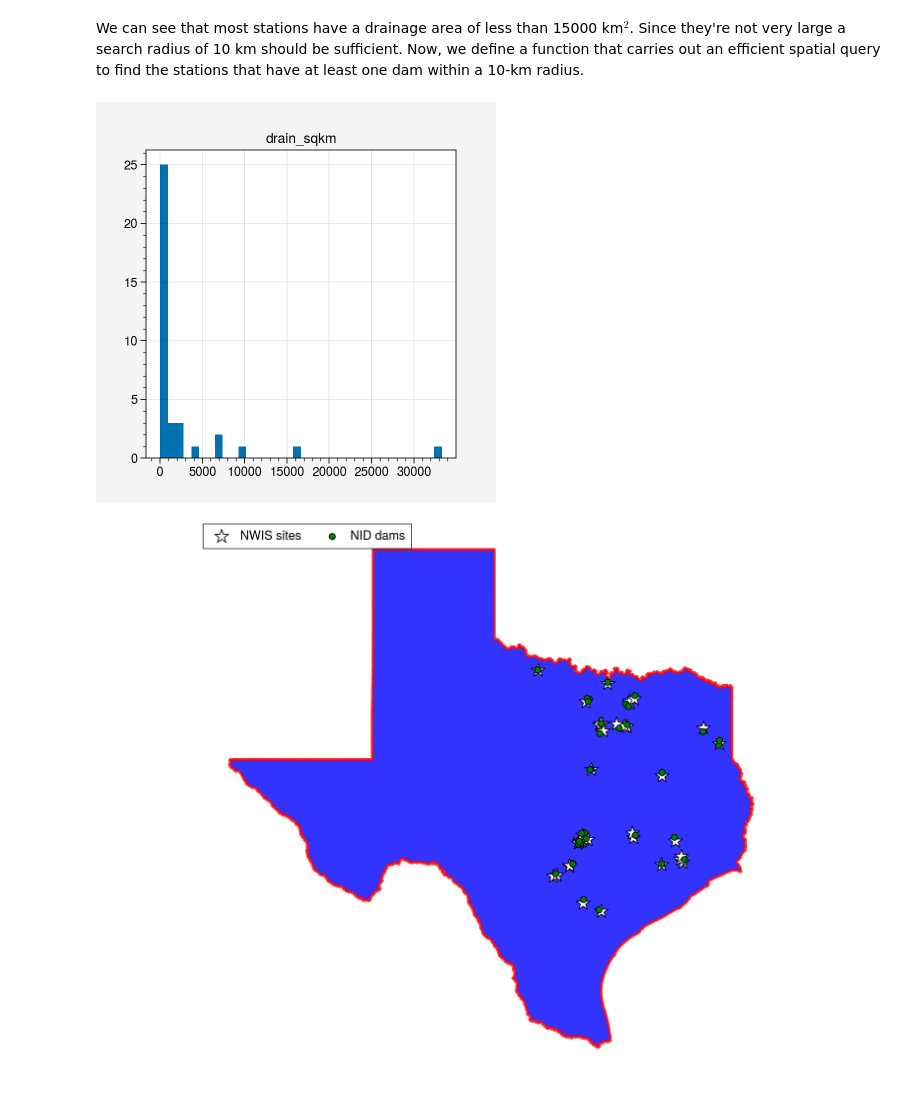
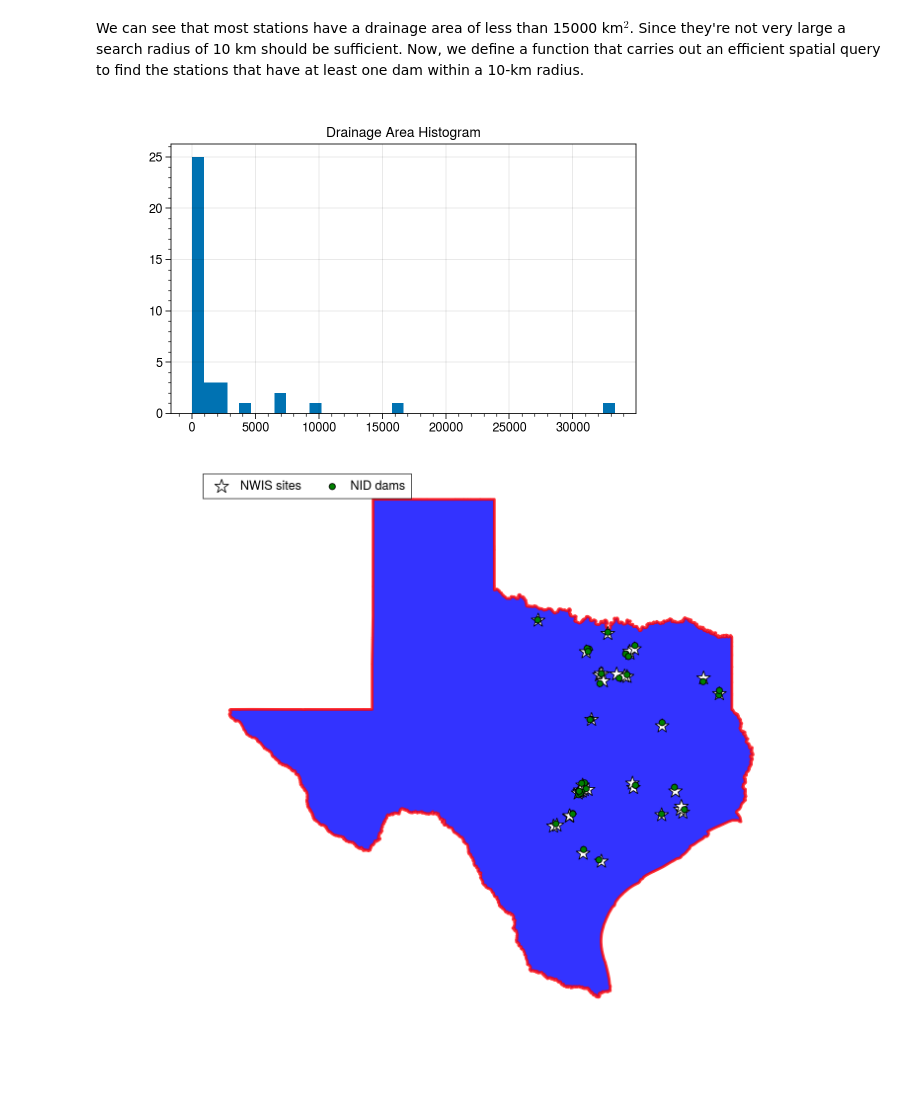
Before and after one commit to mhweber/AWRA2022GeoWorkshop, a Jupyter notebook: Workbooks/Python/Session3/1_Dam_Impact.ipynb, the cells around one changed output. Cells and saved outputs as stored; diff of their text form; code cells hidden in the pictures; blank space fills up the shorter version.

Commit message:
DOC: Improve writing and plot style

```diff
--- a/Workbooks/Python/Session3/1_Dam_Impact.ipynb
+++ b/Workbooks/Python/Session3/1_Dam_Impact.ipynb
@@ -149,7 +149,8 @@ def distance_filter(gdf1, gdf2, dist_km):
 # %%
 sites, dams = distance_filter(sites, dams, 10)
 
-_ = sites.hist("drain_sqkm", bins="auto")
+ax = sites.hist("drain_sqkm", figsize=(6, 3.5), bins="auto")
+_ = ax[0][0].set_title("Drainage Area Histogram")
 # %% [output]
-[figure, old version]
+[figure, new version]
 # %%
```
Also changed, not shown: parts of 16 cells of this notebook.
